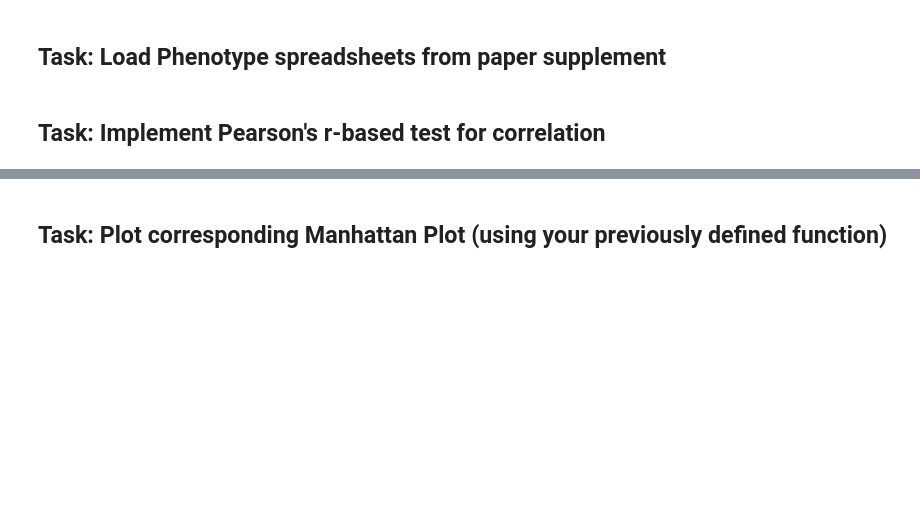
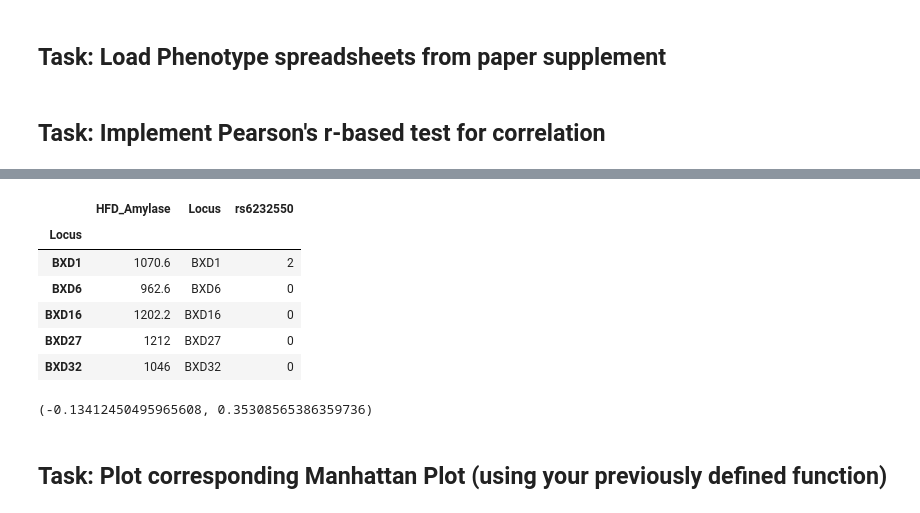
Before and after one commit to lucass122/Integrated_Bioinformatics, a Jupyter notebook: notebooks/Day3_GWAS_part1.ipynb, the cells around one changed output, grey strips where cells are left out. Cells and saved outputs as stored; diff of their text form; code cells hidden in the pictures; blank space fills up the shorter version.

```diff
--- a/notebooks/Day3_GWAS_part1.ipynb
+++ b/notebooks/Day3_GWAS_part1.ipynb
@@ -559,0 +620,2 @@ All of the phenotype data provided in the multi-omics publication is actually no
+# %%
+pheno.columns=["HFD_Amylase","Locus"]
@@ -560,3 +631,23 @@ All of the phenotype data provided in the multi-omics publication is actually no
+# %%
+pheno = pheno.set_index(pheno['Locus'])
+# %%
+merged = pheno.join(strain)
+# %%
+merged = merged.dropna()
+# %%
+merged.head()
+# %% [output]
+|  | HFD_Amylase | Locus | rs6232550 |
+| Locus |  |  |  |
+| BXD1 | 1070.6 | BXD1 | 2 |
+| BXD6 | 962.6 | BXD6 | 0 |
+| BXD16 | 1202.2 | BXD16 | 0 |
+| BXD27 | 1212 | BXD27 | 0 |
+| BXD32 | 1046 | BXD32 | 0 |
+# %%
+sts.pearsonr(merged['HFD_Amylase'],merged['rs6232550'])
+# %% [output]
+(-0.13412450495965608, 0.35308565386359736)
 # %% [markdown]
 ## Task: Plot corresponding Manhattan Plot (using your previously defined function)
 # %% [markdown]
```
Also changed, not shown: parts of 32 cells of this notebook, 1 other file.
